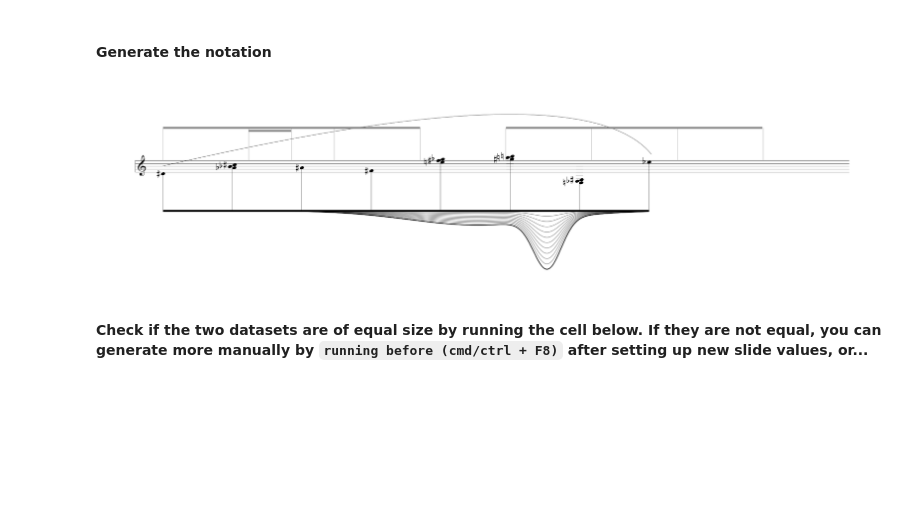
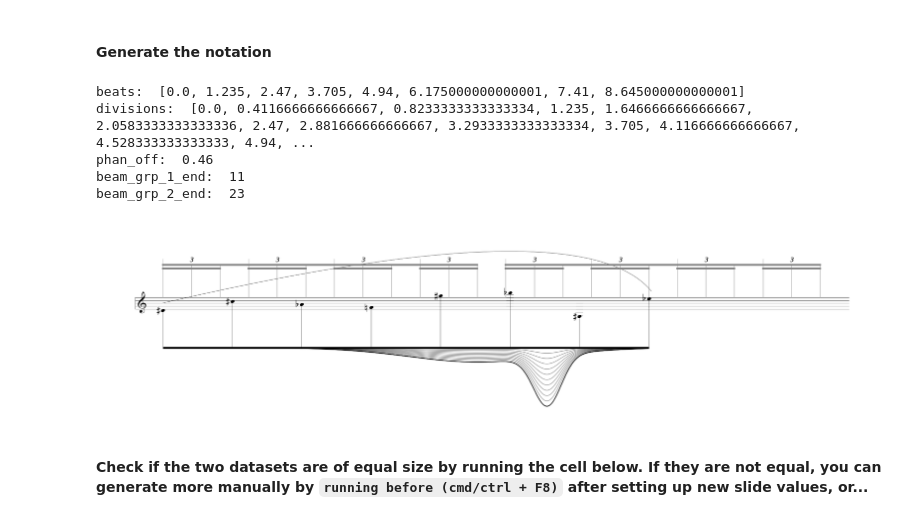
Before and after one commit to hayakzan/MLP-notations, a Jupyter notebook: MLP_notations_GENERATING_DATA.ipynb, the cells around one changed output. Drawn from its saved outputs; the diff is of its cells as text; code cells hidden in the pictures; blank space fills up the shorter version.

Commit message:
phantom rhythms

```diff
--- a/MLP_notations_GENERATING_DATA.ipynb
+++ b/MLP_notations_GENERATING_DATA.ipynb
@@ -27,8 +27,9 @@ fig_num = 1
 font_dirs = ["/content"]
 font_files = fm.findSystemFonts(fontpaths=font_dirs)
 
-fontprop1 = fm.FontProperties(fname=font_files[1], size=24)
-fontprop2 = fm.FontProperties(fname=font_files[0], size=25)
+#TODO: fix the font issue
+fontprop2 = fm.FontProperties(fname=font_files[1], size=24)
+fontprop1 = fm.FontProperties(fname=font_files[0], size=25)
 # %% [markdown]
 #### Create a JSON file for the parameters
 # %%
@@ -329,24 +322,60 @@ patch = mpatches.PathPatch(path, edgecolor='black', facecolor='none', lw=0.5)
 ax.add_patch(patch)
 
 # phantom rhythms:
-for i in range(2):
-    ax.plot(np.linspace(phan[i] + 0.06, phan[i] + 0.06, 10), np.linspace(4 + y_off, 15 + y_off, 10), linestyle='solid', linewidth=0.5, color='gray')
-for i in range(1):
-    ax.plot(np.linspace(phan[i + 2] + 0.06, phan[i + 2] + 0.06, 10), np.linspace(4 + y_off, 15 + y_off, 10), linestyle='solid', linewidth=0.5, color='gray')
-for i in range(2):
-    ax.plot(np.linspace(phan[i + 3] + 0.06, phan[i + 3] + 0.06, 10), np.linspace(4 + y_off, 15 + y_off, 10), linestyle='solid', linewidth=0.5, color='gray')
-for i in range(1):
-    ax.plot(np.linspace(phan[i + 5] + 0.06, phan[i + 5] + 0.06, 10), np.linspace(4 + y_off, 15 + y_off, 10), linestyle='solid', linewidth=0.5, color='gray')
-for i in range(1):
-    ax.plot(np.linspace(phan[i + 6] + 0.06, phan[i + 6] + 0.06, 10), np.linspace(4 + y_off, 15 + y_off, 10), linestyle='solid', linewidth=0.5, color='gray')
-for i in range(2):
-    ax.plot(np.linspace(phan[i + 7] + 0.06, phan[i + 7] + 0.06, 10), np.linspace(4 + y_off, 15 + y_off, 10), linestyle='solid', linewidth=0.5, color='gray')
+phan_off = x_off + 0.06
+beat = 1.235
+beats = []
+divisions = []
+beat_range = 8
+tuplet_val = 3
+div_val = 1/tuplet_val
+true_div_val = beat*div_val
 
-ax.plot(np.linspace((phan[0]) + 0.075, (phan[4]) + 0.045, 10), np.linspace(15 + y_off, 15 + y_off, 10), linestyle='solid', linewidth=4, color='gray')
-ax.plot(np.linspace((phan[1]) + 0.075, (phan[2]) + 0.045, 10), np.linspace(14 + y_off, 14 + y_off, 10), linestyle='solid', linewidth=4, color='gray')
-ax.plot(np.linspace((phan[5]) + 0.075, (phan[8]) + 0.04, 10), np.linspace(15 + y_off, 15 + y_off, 10), linestyle='solid', linewidth=4, color='gray')
+beam_grp_1_end = int((3*tuplet_val)+tuplet_val-1)
+beam_grp_2_end = int((7*tuplet_val)+tuplet_val-1)
 
+# beat_div = [0.5, 0.33, 0.25, 0.2]
+# div_val = random.choice(beat_div)
 
+for i in range(beat_range):
+  beats.append(beat*i)
+for j in range(beat_range*tuplet_val):
+  divisions.append(true_div_val*j)
+
+print("beats: ", beats)
+print("divisions: ", divisions)
+print("phan_off: ", phan_off)
+print("beam_grp_1_end: ", beam_grp_1_end)
+print("beam_grp_2_end: ", beam_grp_2_end)
+
+#TODO: erase divisions when [x:y:1] when x and y > 0.
+for p1 in beats[::1]: #start from every beat
+  font = {'style': 'italic', 'size': 14}
+  pair = [p1, p1+(true_div_val*(tuplet_val-1))] #true_div_val controls the interval
+  if tuplet_val == 2:
+    ax.plot(np.linspace(pair[0], pair[1], 10)+phan_off, np.linspace(13.7 + y_off, 13.7 + y_off, 10), linestyle='solid', linewidth=4, color='gray')
+    ax.plot(np.linspace(divisions, divisions, 10)+phan_off, np.linspace(4 + y_off, 15 + y_off, 10), linestyle='solid', linewidth=0.5, color='gray')
+  if tuplet_val == 3 or tuplet_val == 5:
+    ax.plot(np.linspace(pair[0], pair[1], 10)+phan_off, np.linspace(13.7 + y_off, 13.7 + y_off, 10), linestyle='solid', linewidth=4, color='gray')
+    ax.plot(np.linspace(divisions, divisions, 10)+phan_off, np.linspace(4 + y_off, 15 + y_off, 10), linestyle='solid', linewidth=0.5, color='gray')
+    ax.text(p1+0.85, 16, f'{tuplet_val}', fontdict=font)
+  if tuplet_val == 4:
+    ax.plot(np.linspace(pair[0], pair[1], 10)+phan_off, np.linspace(13.7 + y_off, 13.7 + y_off, 10), linestyle='solid', linewidth=4, color='gray')
+    ax.plot(np.linspace(pair[0], pair[1], 10)+phan_off, np.linspace(12.4 + y_off, 12.4 + y_off, 10), linestyle='solid', linewidth=4, color='gray')
+    ax.plot(np.linspace(divisions, divisions, 10)+phan_off, np.linspace(4 + y_off, 15 + y_off, 10), linestyle='solid', linewidth=0.5, color='gray')
+
+#phantom stems
+ax.plot(np.linspace(beats, beats, 10)+phan_off, np.linspace(4 + y_off, 17 + y_off, 10), linestyle='solid', linewidth=0.5, color='gray')
+
+#phantom beams
+#TODO: the group ends shouldn't extend if the divisions are not at the end
+ax.plot(np.linspace(beats[0], divisions[beam_grp_1_end], 10)+phan_off, np.linspace(15 + y_off, 15 + y_off, 10), linestyle='solid', linewidth=4, color='gray')
+ax.plot(np.linspace(beats[4], divisions[beam_grp_2_end], 10)+phan_off, np.linspace(15 + y_off, 15 + y_off, 10), linestyle='solid', linewidth=4, color='gray')
+
+# Add text to the plot
+# ax.text(beats[0]+0.85, 16, '3', fontdict=font)
+
+### TIMBRE ###
 from matplotlib.colors import LinearSegmentedColormap
 
 # Generate x values
@@ -393,34 +422,39 @@ interpolated_y = [np.interp(x, base_x, base_y + t * (y - base_y)) for t in inter
 
 
 # # Plot the curve with gradual grayscale change using np.scatter
 # for i, interpolated_curve in enumerate(interpolated_y):
 #     color = cmap(y_norm)  # Calculate the color based on the normalized y values
 #     ax.scatter(x, interpolated_curve, color=color, s=1)  # Adjust the marker size (scatter width) using the 's' parameter
 
 # Plot the curve and interpolations
 plt.plot(x, y, color='black', linewidth=1)
 for i, interpolated_curve in enumerate(interpolated_y):
     plt.plot(x, interpolated_curve, color='black', alpha=0.5, linewidth=1)
 
 
 # plt.plot(base_x, base_y, color='black', linewidth=1)  # Adjust the linewidth as desired
 
 # set the y-axis limits, adjust layout, and display the plot:
 warnings.filterwarnings("ignore", category=UserWarning)
 
 ax.set_ylim(-35, 29)
 fig.set_tight_layout(True)
 plt.yticks([])
 plt.xticks([])
 
 # save if you want
 #filename = f'notation_{fig_num}.jpg'
 #plt.savefig(filename, format='jpg')
 #fig_num += 1
 
 plt.show()
 # %% [output]
+beats:  [0.0, 1.235, 2.47, 3.705, 4.94, 6.175000000000001, 7.41, 8.645000000000001]
+divisions:  [0.0, 0.4116666666666667, 0.8233333333333334, 1.235, 1.6466666666666667, 2.0583333333333336, 2.47, 2.881666666666667, 3.2933333333333334, 3.705, 4.116666666666667, 4.528333333333333, 4.94, ...
+phan_off:  0.46
+beam_grp_1_end:  11
+beam_grp_2_end:  23
-[figure, old version]
+[figure, new version]
 # %%
 # update the slider values
 update_slider_values(None)
```
Also changed, not shown: parts of 7 cells of this notebook.
